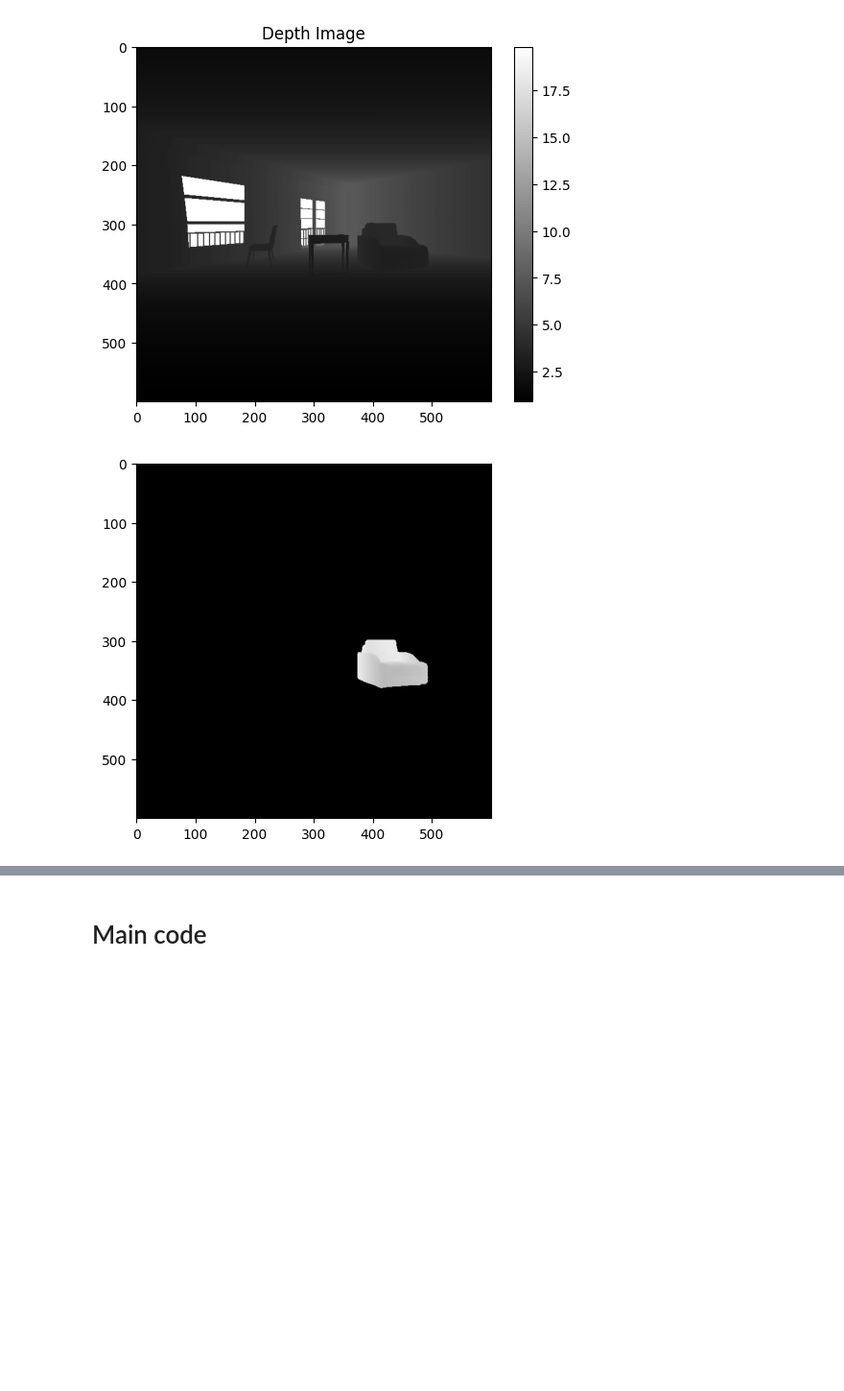
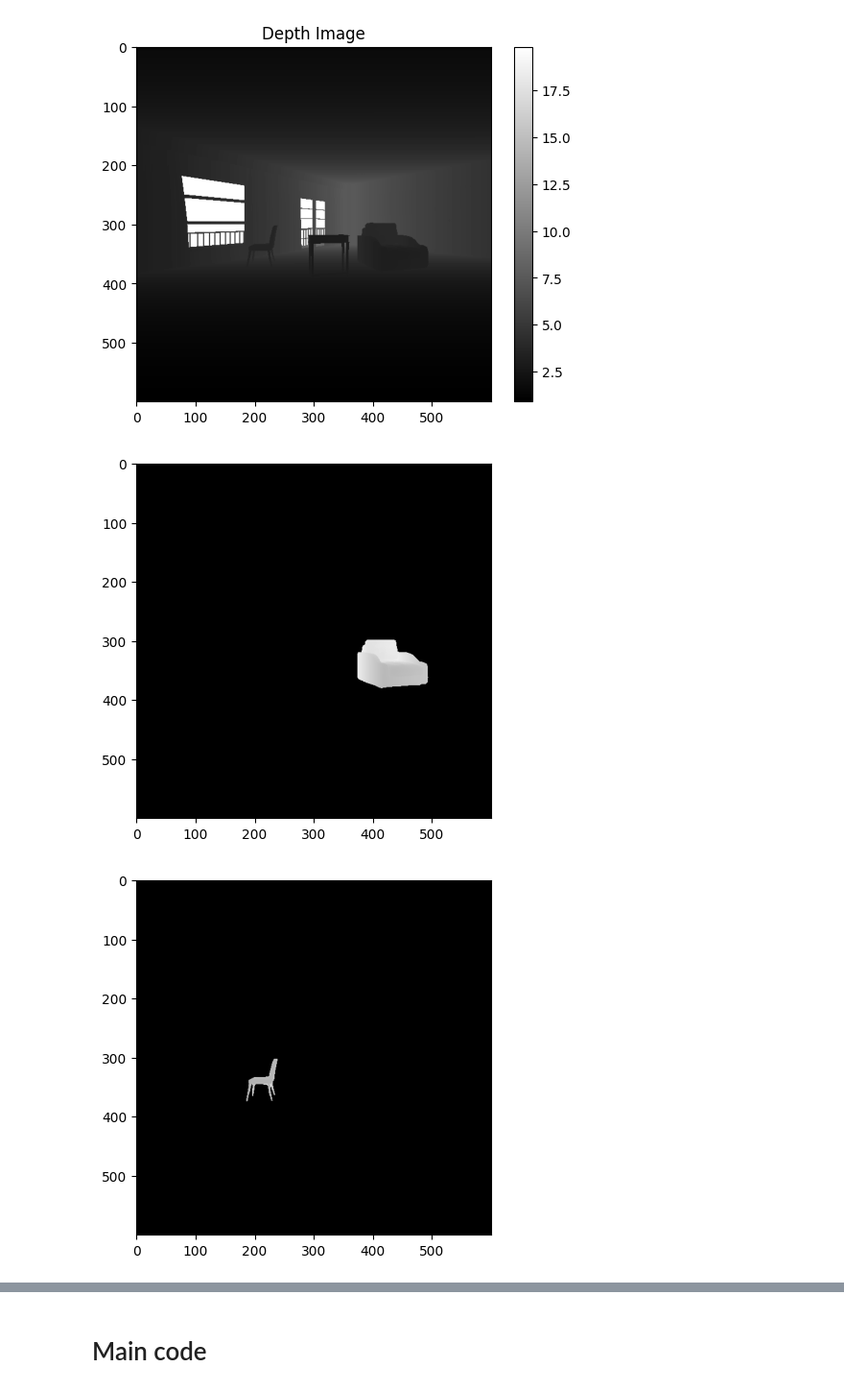
Before and after one commit to aneeshc12/Change_detection, a Jupyter notebook: localization_expt.ipynb, the cells around one changed output, grey strips where cells are left out. Shown at 96% size. Saved outputs shown, nothing was run; the diff lists cells and outputs as text; code cells hidden in the pictures; blank space fills up the shorter version.

```diff
--- a/localization_expt.ipynb
+++ b/localization_expt.ipynb
@@ -451,9 +450,13 @@ plt.show()
 # %% [output]
 [figure]
 # %%
-depth_test = np.copy(depth_img)
-depth_test[(masks[0] == False).squeeze()] = 0
-plt.imshow(depth_test, cmap='gray')
-plt.show()
+for i in [0,1,2]:
+    plt.figure()
+    depth_test = np.copy(depth_img)
+    depth_test[(masks[i] == False).squeeze()] = 0
+    plt.imshow(depth_test, cmap='gray')
+    plt.imsave(f"depth_{i}.png", depth_test)
+    plt.show()
 # %% [output]
 [figure]
+[figure, added]
```
Also changed, not shown: parts of 12 cells of this notebook, 7 other files.
